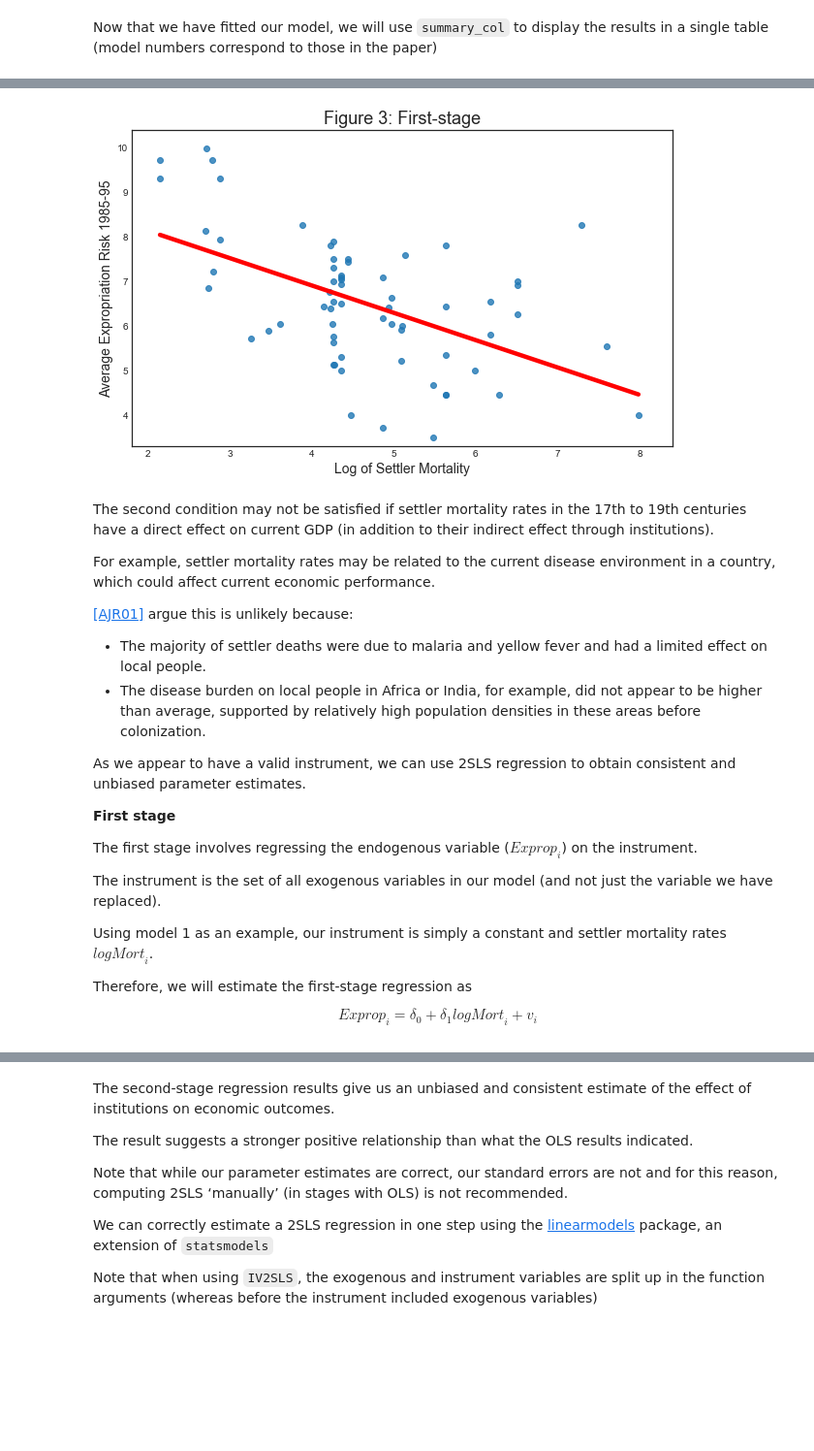
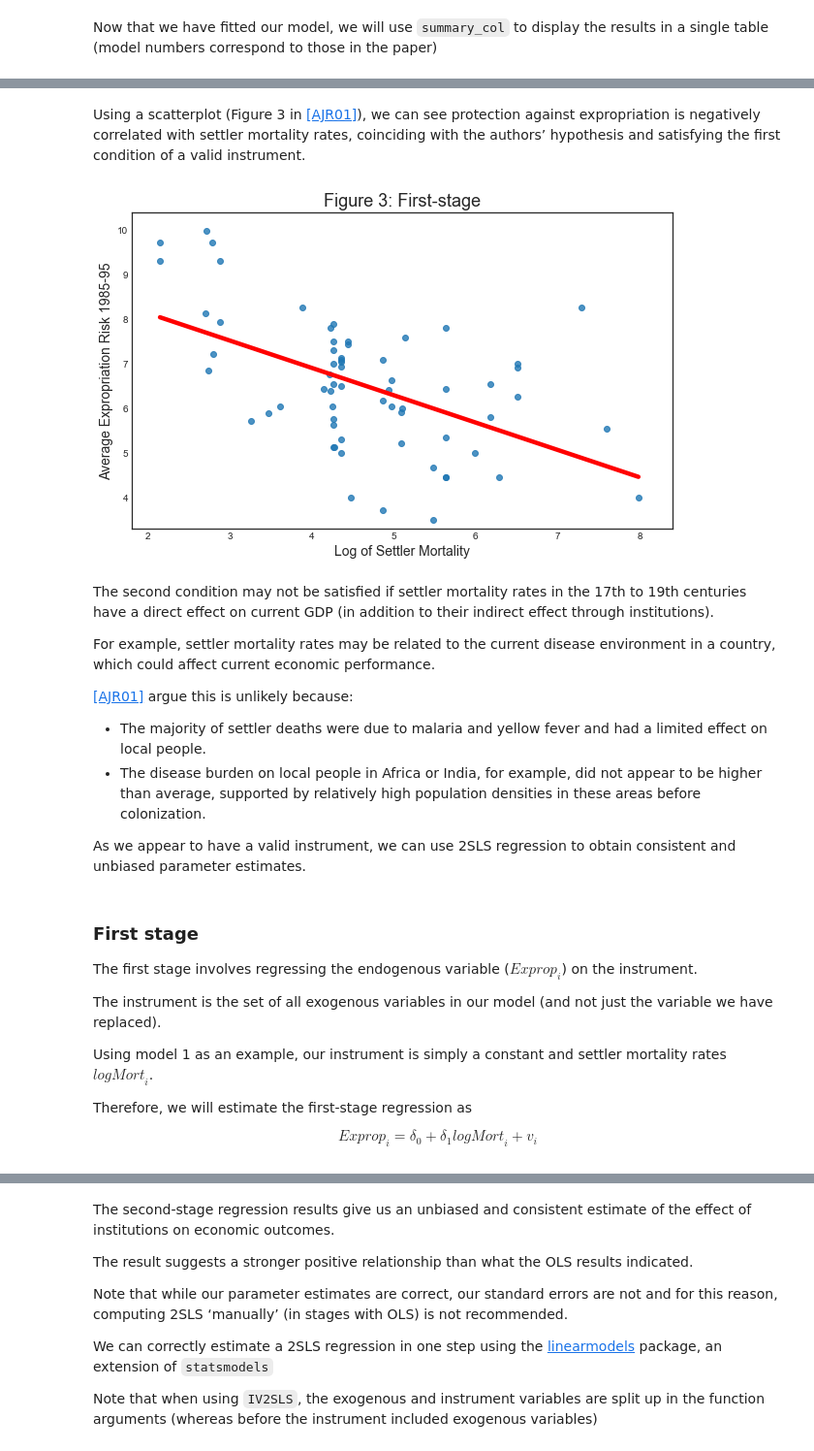
Before and after one commit to matteocourthoud/Machine-Learning-for-Economic-Analysis, a Jupyter notebook: notebooks/2-iv.ipynb, the cells around one changed output, grey strips where cells are left out. Shown at 97% size. Cells and saved outputs as stored; diff of their text form; code cells hidden in the pictures; blank space fills up the shorter version.

```diff
--- a/notebooks/2-iv.ipynb
+++ b/notebooks/2-iv.ipynb
@@ -337,21 +351,29 @@ Using a scatterplot (Figure 3 in [[AJR01]](https://python-programming.quantecon.
+# %% [markdown]
+Using a scatterplot (Figure 3 in [[AJR01]](https://python-programming.quantecon.org/zreferences.html#acemoglu2001)), we can see protection against expropriation is negatively correlated with settler mortality rates, coinciding with the authors’ hypothesis and satisfying the first condition of a valid instrument.
 # %%
 # Dropping NA's is required to use numpy's polyfit
 df2 = df.dropna(subset=['logMort', 'Exprop'])
 X = df2['logMort']
 y = df2['Exprop']
 # %%
-fig, ax = plt.subplots(1,1)
-ax.set_title('Figure 3: First-stage')
+# Make new figure 2
+def make_new_figure_2():
 
-# Fit a linear trend line
-sns.regplot(x=X, y=y, ax=ax, order=1, scatter=True, ci=None, line_kws={"color": "r"})
+    # Init figure
+    fig, ax = plt.subplots(1,1)
+    ax.set_title('Figure 3: First-stage')
 
-ax.set_xlim([1.8,8.4])
-ax.set_ylim([3.3,10.4])
-ax.set_xlabel('Log of Settler Mortality')
-ax.set_ylabel('Average Expropriation Risk 1985-95');
+    # Fit a linear trend line
+    sns.regplot(x=X, y=y, ax=ax, order=1, scatter=True, ci=None, line_kws={"color": "r"})
+
+    ax.set_xlim([1.8,8.4])
+    ax.set_ylim([3.3,10.4])
+    ax.set_xlabel('Log of Settler Mortality')
+    ax.set_ylabel('Average Expropriation Risk 1985-95');
-# %% [output]
-[figure, removed]
+# %%
+make_new_figure_2()
+# %% [output]
+[figure, added]
 # %% [markdown]
 The second condition may not be satisfied if settler mortality rates in the 17th to 19th centuries have a direct effect on current GDP (in addition to their indirect effect through institutions).
 
@@ -368,23 +390,23 @@ For example, settler mortality rates may be related to the current disease envir
 
 As we appear to have a valid instrument, we can use 2SLS regression to
 obtain consistent and unbiased parameter estimates.
-
-**First stage**
-
-The first stage involves regressing the endogenous variable
-($ {Exprop}_i $) on the instrument.
-
-The instrument is the set of all exogenous variables in our model (and
-not just the variable we have replaced).
-
-Using model 1 as an example, our instrument is simply a constant and
-settler mortality rates $ {logMort}_i $.
-
-Therefore, we will estimate the first-stage regression as
-
-$$
-{Exprop}_i = \delta_0 + \delta_1 {logMort}_i + v_i
-$$
+# %% [markdown]
+### First stage
+
+The first stage involves regressing the endogenous variable
+($ {Exprop}_i $) on the instrument.
+
+The instrument is the set of all exogenous variables in our model (and
+not just the variable we have replaced).
+
+Using model 1 as an example, our instrument is simply a constant and
+settler mortality rates $ {logMort}_i $.
+
+Therefore, we will estimate the first-stage regression as
+
+$$
+{Exprop}_i = \delta_0 + \delta_1 {logMort}_i + v_i
+$$
 # %%
 # Add a constant variable
 df['const'] = 1
```
Also changed, not shown: parts of 38 cells of this notebook, 3 other files.
